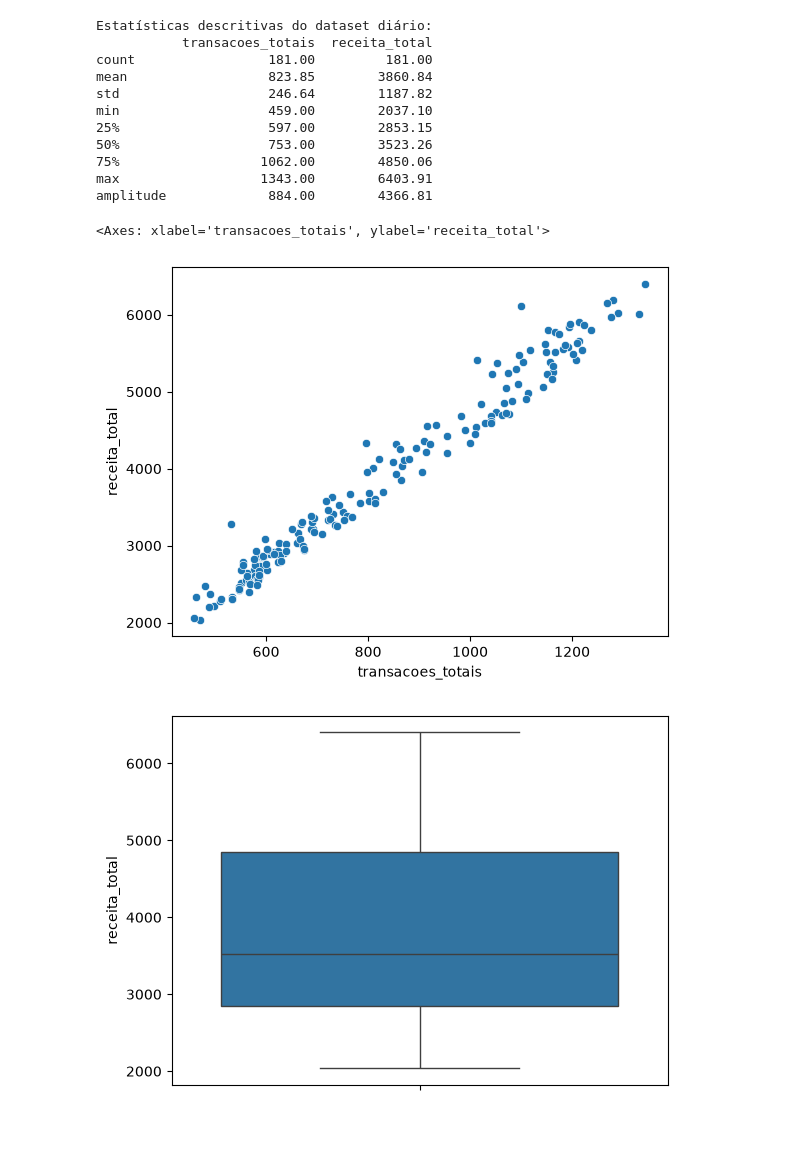
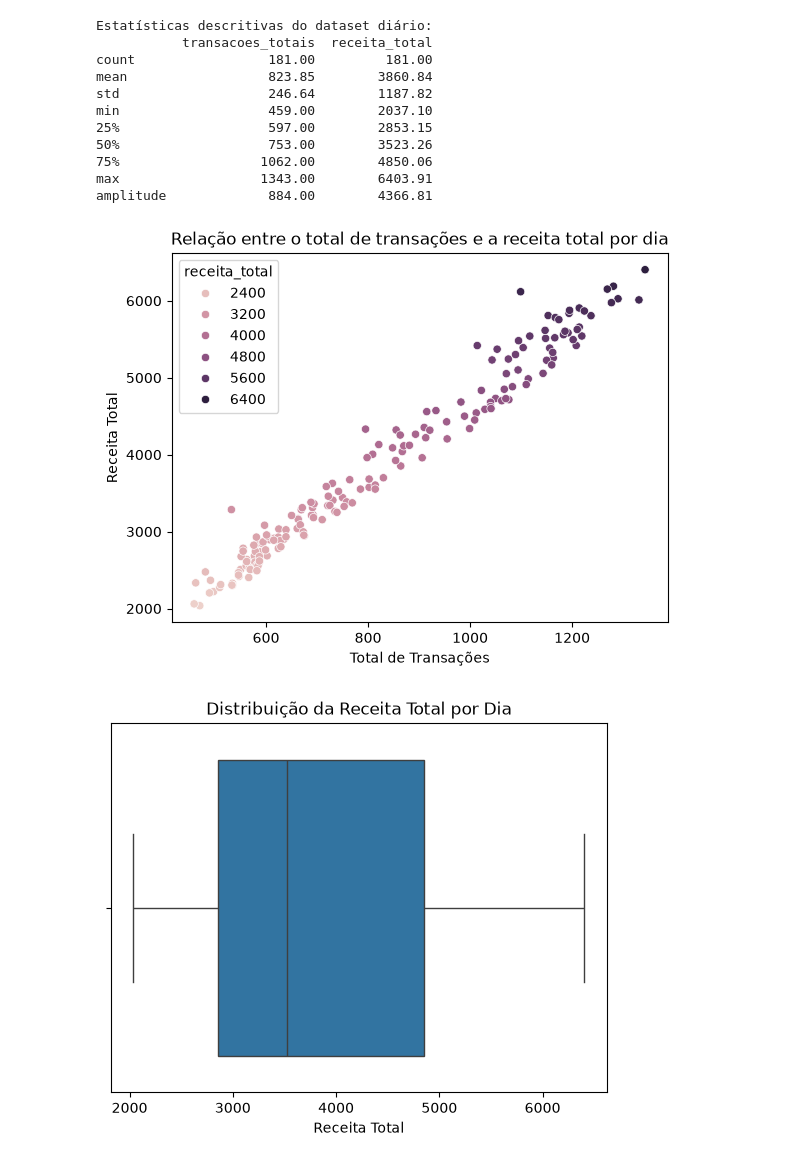
Before and after one commit to Glaucord/predicao_vendas_cafeteria, a Jupyter notebook: predicao_vendas_cafeteria.ipynb, the cells around one changed output. Cells and saved outputs as stored; diff of their text form; code cells hidden in the pictures; blank space fills up the shorter version.

```diff
--- a/predicao_vendas_cafeteria.ipynb
+++ b/predicao_vendas_cafeteria.ipynb
@@ -117,13 +117,26 @@ max                  1343.00        6403.91
 amplitude             884.00        4366.81
 # %%
 # Visualizando a relação entre o total de transações e a receita total por dia.
-sns.scatterplot(data=df_diario, x='transacoes_totais', y='receita_total')
+sns.scatterplot(data= df_diario,
+                 x= 'transacoes_totais',
+                   y= 'receita_total',
+                   hue= 'receita_total'
+
+)
+plt.title("Relação entre o total de transações e a receita total por dia")
+plt.xlabel("Total de Transações")
+plt.ylabel("Receita Total")
+plt.show()
 # %% [output]
-<Axes: xlabel='transacoes_totais', ylabel='receita_total'>
-[figure, old version]
+[figure, new version]
 # %%
+# Visualizando a distribuição da receita total por dia.
+sns.boxplot(data= df_diario,
+             x= 'receita_total'
+            )
 
-sns.boxplot(data=df_diario, y='receita_total')
+plt.title("Distribuição da Receita Total por Dia")
+plt.xlabel("Receita Total")
 plt.show()
 # %% [output]
-[figure, old version]
+[figure, new version]
```
